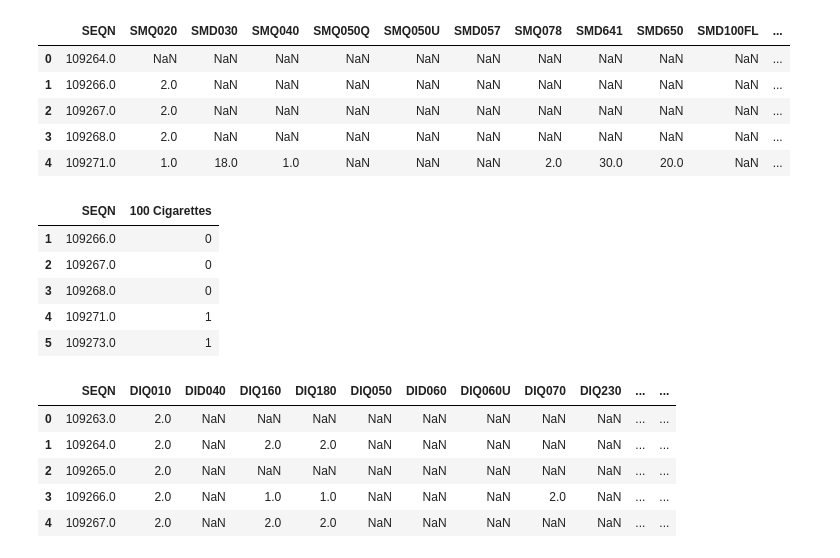
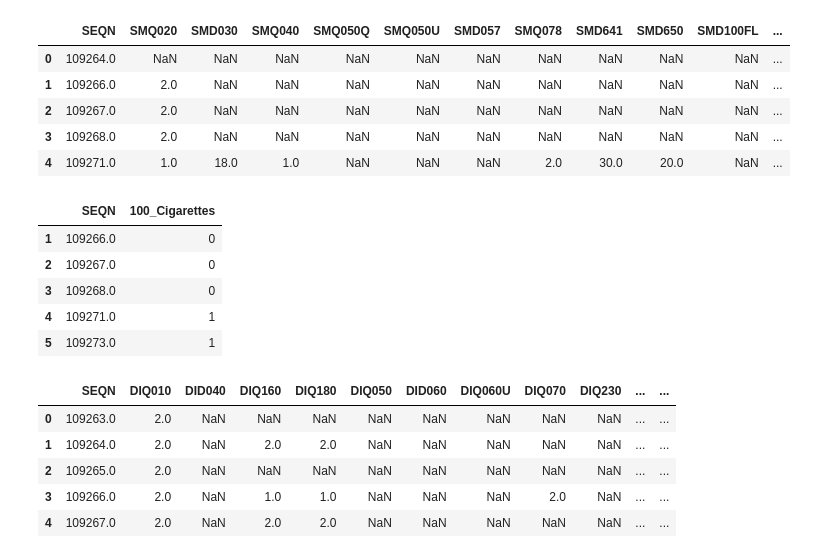
Before and after one commit to equitymarkets/HeartAttackPrediction, a Jupyter notebook: data_etl.ipynb, the cells around one changed output. Drawn from its saved outputs; the diff is of its cells as text; code cells hidden in the pictures.

```diff
--- a/data_etl.ipynb
+++ b/data_etl.ipynb
@@ -119,13 +119,13 @@ smoking_df.head()
 | 3 | 109268.0 | 2.0 | NaN | NaN | NaN | NaN | NaN | NaN | NaN | NaN | NaN | ... |
 | 4 | 109271.0 | 1.0 | 18.0 | 1.0 | NaN | NaN | NaN | 2.0 | 30.0 | 20.0 | NaN | ... |
 # %%
-smoking_df = smoking_df.rename(columns = {'SMQ020': '100 Cigarettes'})
-smoking_df_reduced = smoking_df[['SEQN', '100 Cigarettes']]
+smoking_df = smoking_df.rename(columns = {'SMQ020': '100_Cigarettes'})
+smoking_df_reduced = smoking_df[['SEQN', '100_Cigarettes']]
 smoking_df_reduced = smoking_df_reduced.dropna()
-smoking_df_reduced['100 Cigarettes'] = np.where(smoking_df_reduced['100 Cigarettes'] == 1, 1, 0)
+smoking_df_reduced['100_Cigarettes'] = np.where(smoking_df_reduced['100_Cigarettes'] == 1, 1, 0)
 smoking_df_reduced.head()
 # %% [output]
-|  | SEQN | 100 Cigarettes |
+|  | SEQN | 100_Cigarettes |
 | 1 | 109266.0 | 0 |
 | 2 | 109267.0 | 0 |
 | 3 | 109268.0 | 0 |
```
Also changed, not shown: parts of 6 cells of this notebook, 3 other files.
